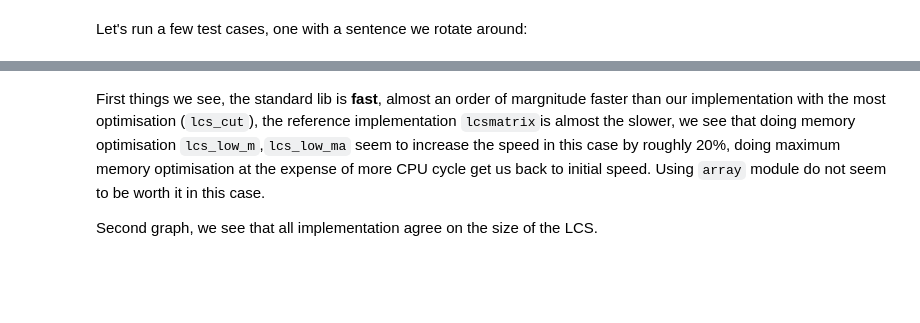
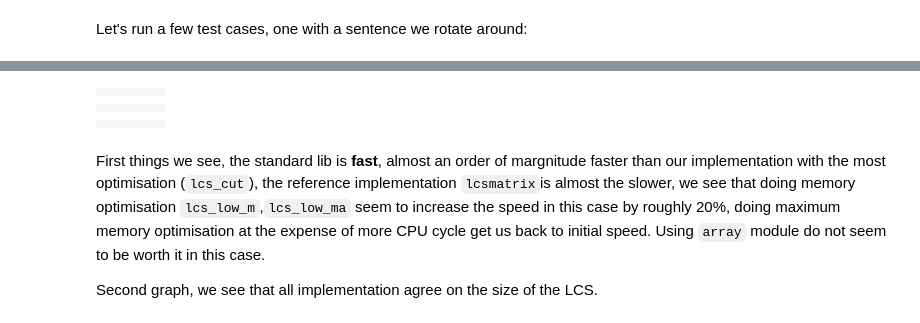
Before and after one commit to Carreau/difflib2.py, a Jupyter notebook: examples/difflib2.ipynb, the cells around one changed output, grey strips where cells are left out. Drawn from its saved outputs; the diff is of its cells as text; code cells hidden in the pictures; blank space fills up the shorter version.

```diff
--- a/examples/difflib2.ipynb
+++ b/examples/difflib2.ipynb
@@ -530,3 +585,11 @@ test_case(case3,10,10)
+# %%
+withb(lcs_cut2,'abcde','abcde')
+# %% [output]
+|  |  |  |  |  |
+|  |  |  |  |  |
+|  |  |  |  |  |
+|  |  |  |  |  |
+|  |  |  |  |  |
 # %% [markdown]
 First things we see, the standard lib is **fast**, almost an order of margnitude faster than our implementation with the most optimisation (`lcs_cut`), the reference implementation `lcsmatrix`is almost the slower, we see that doing memory optimisation `lcs_low_m`,`lcs_low_ma` seem to increase the speed in this case by roughly 20%, doing maximum memory optimisation at the expense of more CPU cycle get us back to initial speed. Using `array` module do not seem to be worth it in this case.
 
```
Also changed, not shown: parts of 9 cells of this notebook.
